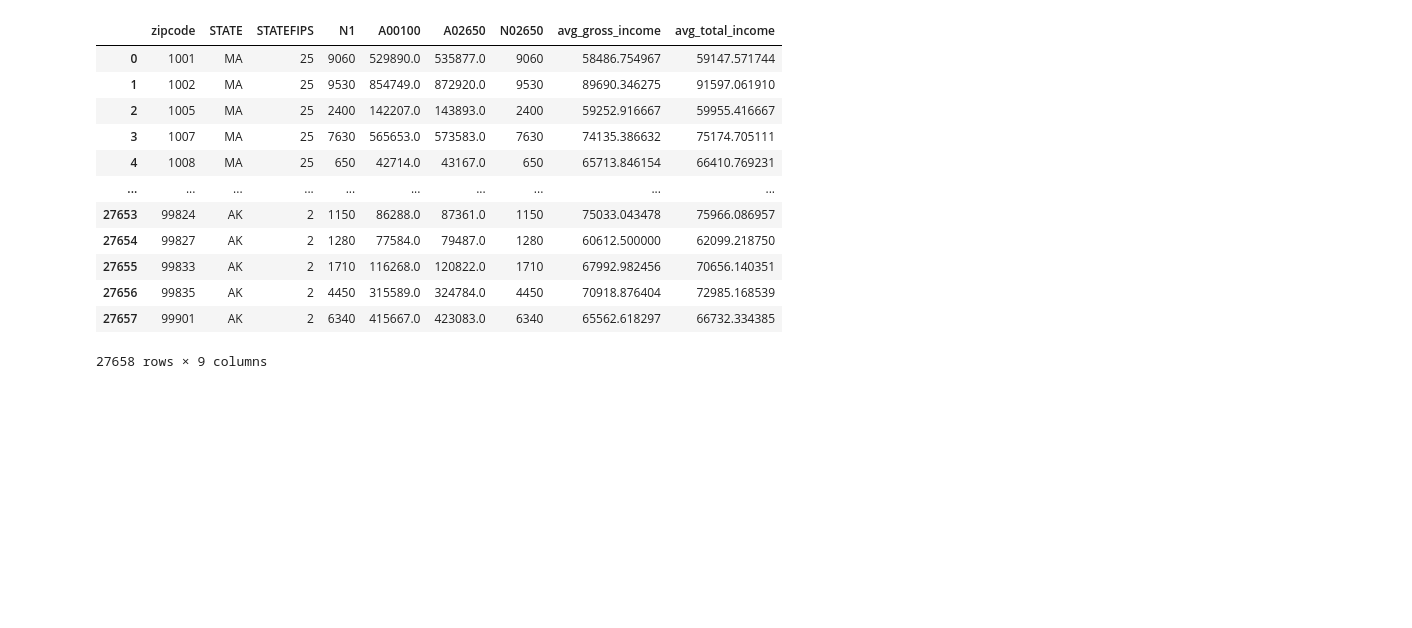
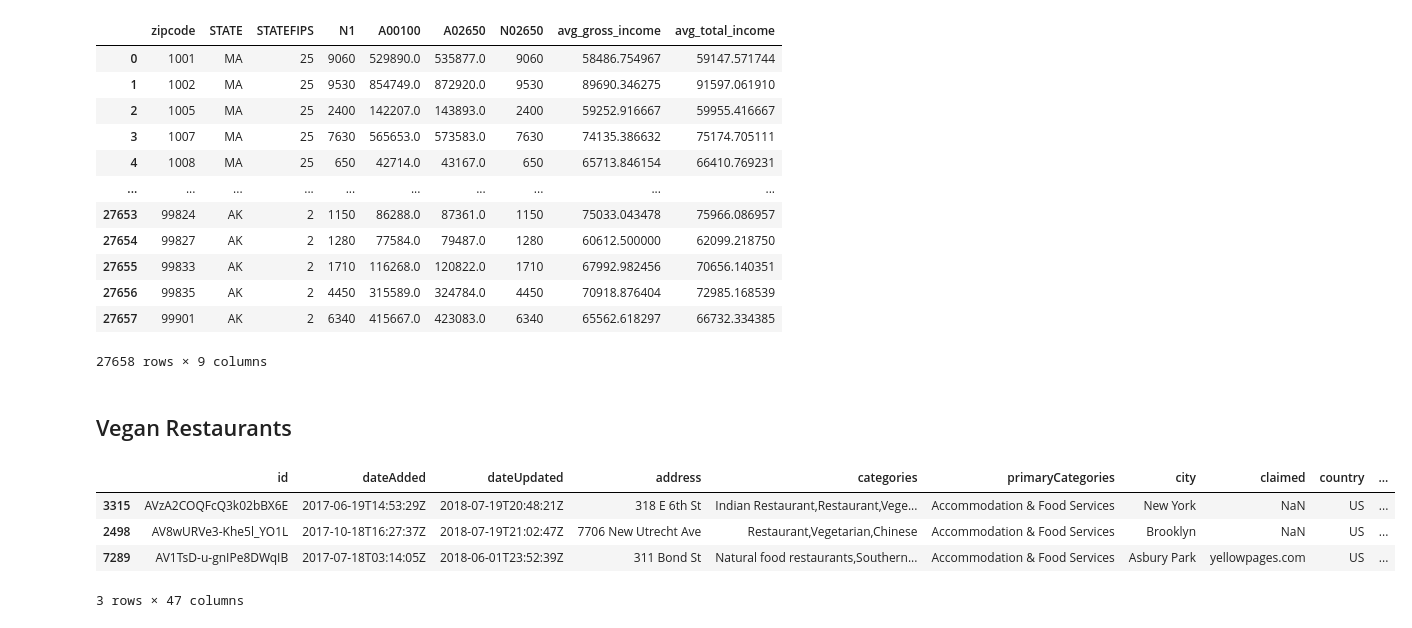
Before and after one commit to yvonneking1/socioecomics_and_your_diet, a Jupyter notebook: scratchpad.ipynb, the cells around one changed output. Drawn from its saved outputs; the diff is of its cells as text; code cells hidden in the pictures; blank space fills up the shorter version.

```diff
--- a/scratchpad.ipynb
+++ b/scratchpad.ipynb
@@ -530,3 +536,5 @@ See the caveats in the documentation: http://pandas.pydata.org/pandas-docs/stabl
 | 27656 | 99835 | AK | 2 | 4450 | 315589.0 | 324784.0 | 4450 | 70918.876404 | 72985.168539 |
 | 27657 | 99901 | AK | 2 | 6340 | 415667.0 | 423083.0 | 6340 | 65562.618297 | 66732.334385 |
 27658 rows × 9 columns
+# %% [markdown]
+## Vegan Restaurants
@@ -532,0 +543,8 @@ See the caveats in the documentation: http://pandas.pydata.org/pandas-docs/stabl
+# %%
+plants.sample(3)
+# %% [output]
+|  | id | dateAdded | dateUpdated | address | categories | primaryCategories | city | claimed | country | ... |
+| 3315 | AVzA2COQFcQ3k02bBX6E | 2017-06-19T14:53:29Z | 2018-07-19T20:48:21Z | 318 E 6th St | Indian Restaurant,Restaurant,Vege... | Accommodation & Food Services | New York | NaN | US | ... |
+| 2498 | AV8wURVe3-Khe5l_YO1L | 2017-10-18T16:27:37Z | 2018-07-19T21:02:47Z | 7706 New Utrecht Ave | Restaurant,Vegetarian,Chinese | Accommodation & Food Services | Brooklyn | NaN | US | ... |
+| 7289 | AV1TsD-u-gnIPe8DWqIB | 2017-07-18T03:14:05Z | 2018-06-01T23:52:39Z | 311 Bond St | Natural food restaurants,Southern... | Accommodation & Food Services | Asbury Park | yellowpages.com | US | ... |
+3 rows × 47 columns
```
Also changed, not shown: parts of 13 cells of this notebook.
